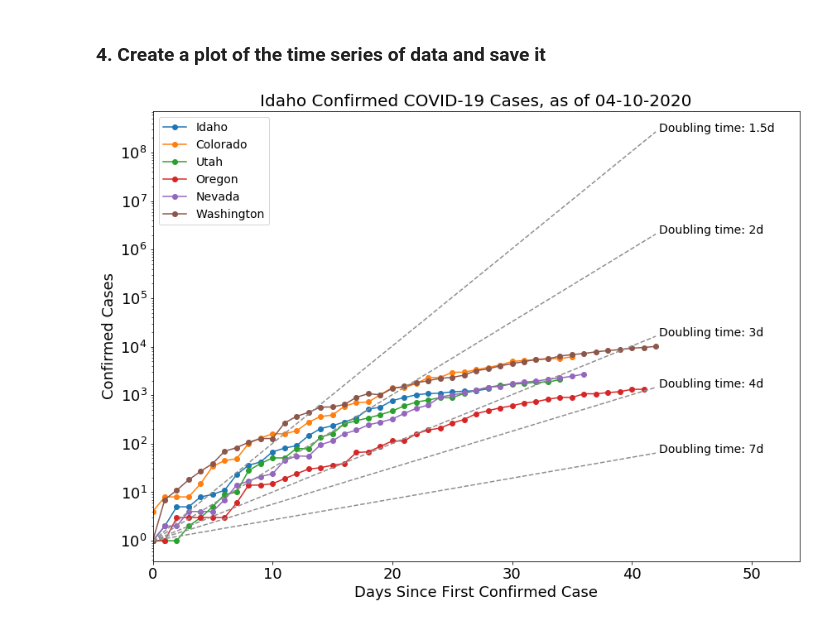
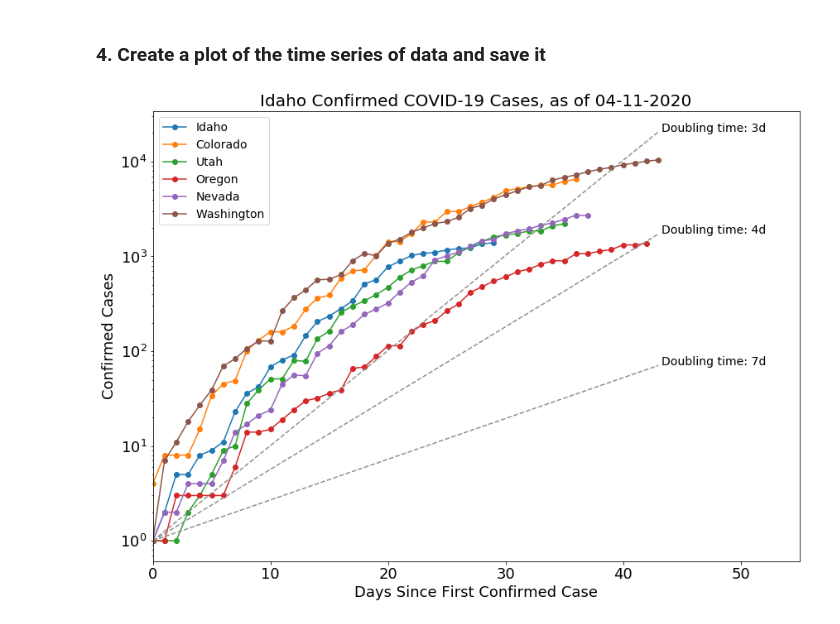
Before and after one commit to LejoFlores/COVID-19, a Jupyter notebook: ID_COVID19_timeseries.ipynb, the cells around one changed output. Drawn from its saved outputs; the diff is of its cells as text; code cells hidden in the pictures.

Commit message:
rerun for 04/11/2020, removed 1.5 and 2 day doubling period isolines

```diff
--- a/ID_COVID19_timeseries.ipynb
+++ b/ID_COVID19_timeseries.ipynb
@@ -134,8 +134,8 @@ wa_days_since_first = np.arange(wa_date_range.size)
 
 days_since_first = wa_days_since_first
 
-dt_1p5day = 2.0 ** (days_since_first / 1.5)
-dt_2day = 2.0 ** (days_since_first / 2.0)
+#dt_1p5day = 2.0 ** (days_since_first / 1.5)
+#dt_2day = 2.0 ** (days_since_first / 2.0)
 dt_3day = 2.0 ** (days_since_first / 3.0)
 dt_4day = 2.0 ** (days_since_first / 4.0)
 dt_7day = 2.0 ** (days_since_first / 7.0)
@@ -144,38 +144,38 @@ fig = plt.figure(figsize=(14,10))
 plt.plot(id_days_since_first,ID_confirmed,'o-',label="Idaho")
 plt.plot(co_days_since_first,CO_confirmed,'o-',label="Colorado")
 plt.plot(ut_days_since_first,UT_confirmed,'o-',label="Utah")
 plt.plot(or_days_since_first,OR_confirmed,'o-',label="Oregon")
 plt.plot(nv_days_since_first,NV_confirmed,'o-',label="Nevada")
 plt.plot(wa_days_since_first,WA_confirmed,'o-',label="Washington")
 
-plt.plot(days_since_first,dt_1p5day,'--',color='#8f8f8f')
-plt.text(days_since_first[-1]+0.25,dt_1p5day[-1],'Doubling time: 1.5d',fontsize=14)
+#plt.plot(days_since_first,dt_1p5day,'--',color='#8f8f8f')
+#plt.text(days_since_first[-1]+0.25,dt_1p5day[-1],'Doubling time: 1.5d',fontsize=14)
 
-plt.plot(days_since_first,dt_2day,'--',color='#8f8f8f')
-plt.text(days_since_first[-1]+0.25,dt_2day[-1],'Doubling time: 2d',fontsize=14)
+#plt.plot(days_since_first,dt_2day,'--',color='#8f8f8f')
+#plt.text(days_since_first[-1]+0.25,dt_2day[-1],'Doubling time: 2d',fontsize=14)
 
 plt.plot(days_since_first,dt_3day,'--',color='#8f8f8f')
 plt.text(days_since_first[-1]+0.25,dt_3day[-1],'Doubling time: 3d',fontsize=14)
 
 plt.plot(days_since_first,dt_4day,'--',color='#8f8f8f')
 plt.text(days_since_first[-1]+0.25,dt_4day[-1],'Doubling time: 4d',fontsize=14)
 
 plt.plot(days_since_first,dt_7day,'--',color='#8f8f8f')
 plt.text(days_since_first[-1]+0.25,dt_7day[-1],'Doubling time: 7d',fontsize=14)
 
 plt.xlim((0,date_range.size+np.round(date_range.size/4.0)))
 
 plt.xticks(fontsize=18)
 plt.yticks(fontsize=18)
 plt.legend(loc='upper left',fontsize=14)
 plt.title('Idaho Confirmed COVID-19 Cases, as of '+date_range[-1].strftime('%m-%d-%Y'),fontsize=20)
 plt.xlabel('Days Since First Confirmed Case',fontsize=18)
 plt.ylabel('Confirmed Cases',fontsize=18)
 plt.yscale('log')
 
 fig.savefig('ID-COVID-19_'+date_range[-1].strftime('%m-%d-%Y')+'.png', facecolor=fig.get_facecolor(), edgecolor='none')
 # %% [output]
-[figure, old version]
+[figure, new version]
 # %%
 window = 10
 
```
Also changed, not shown: parts of 2 cells of this notebook, 2 other files.
